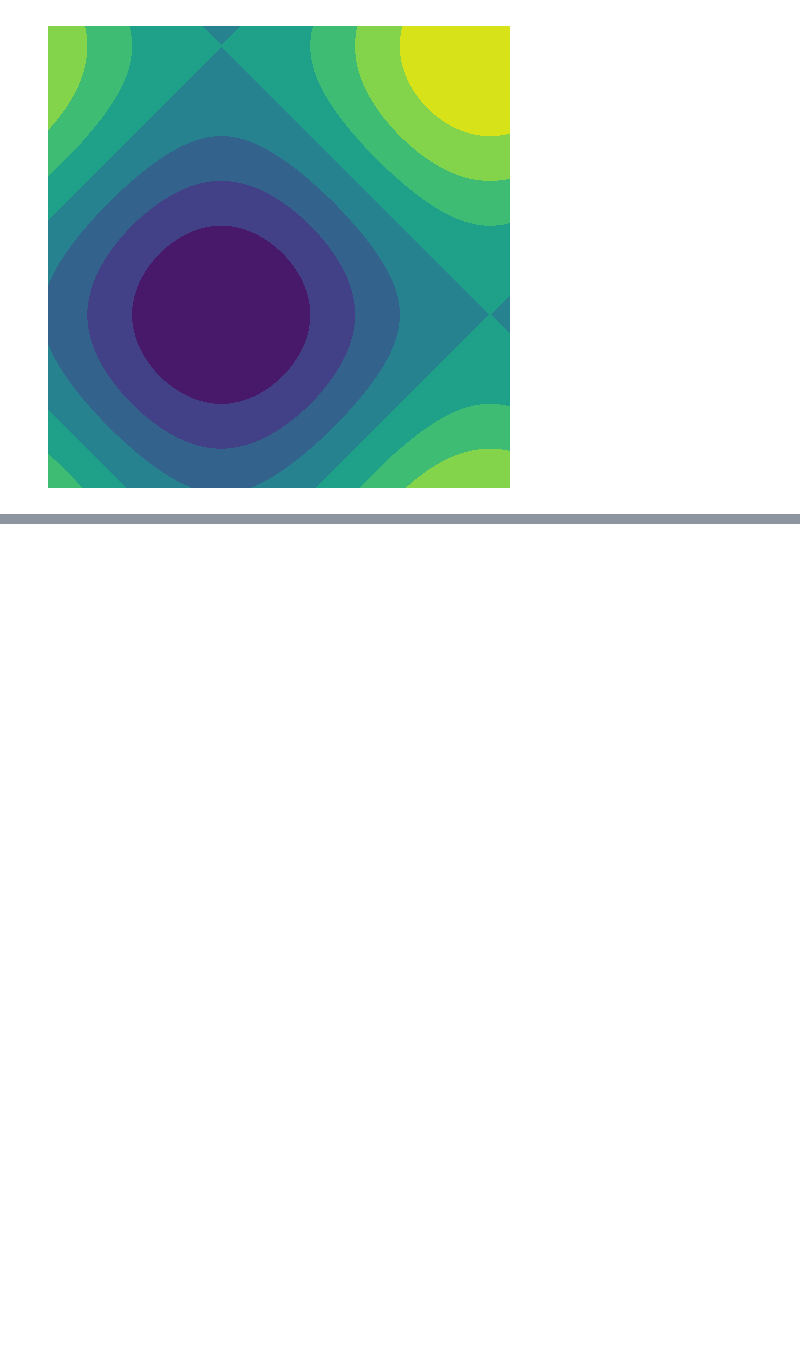
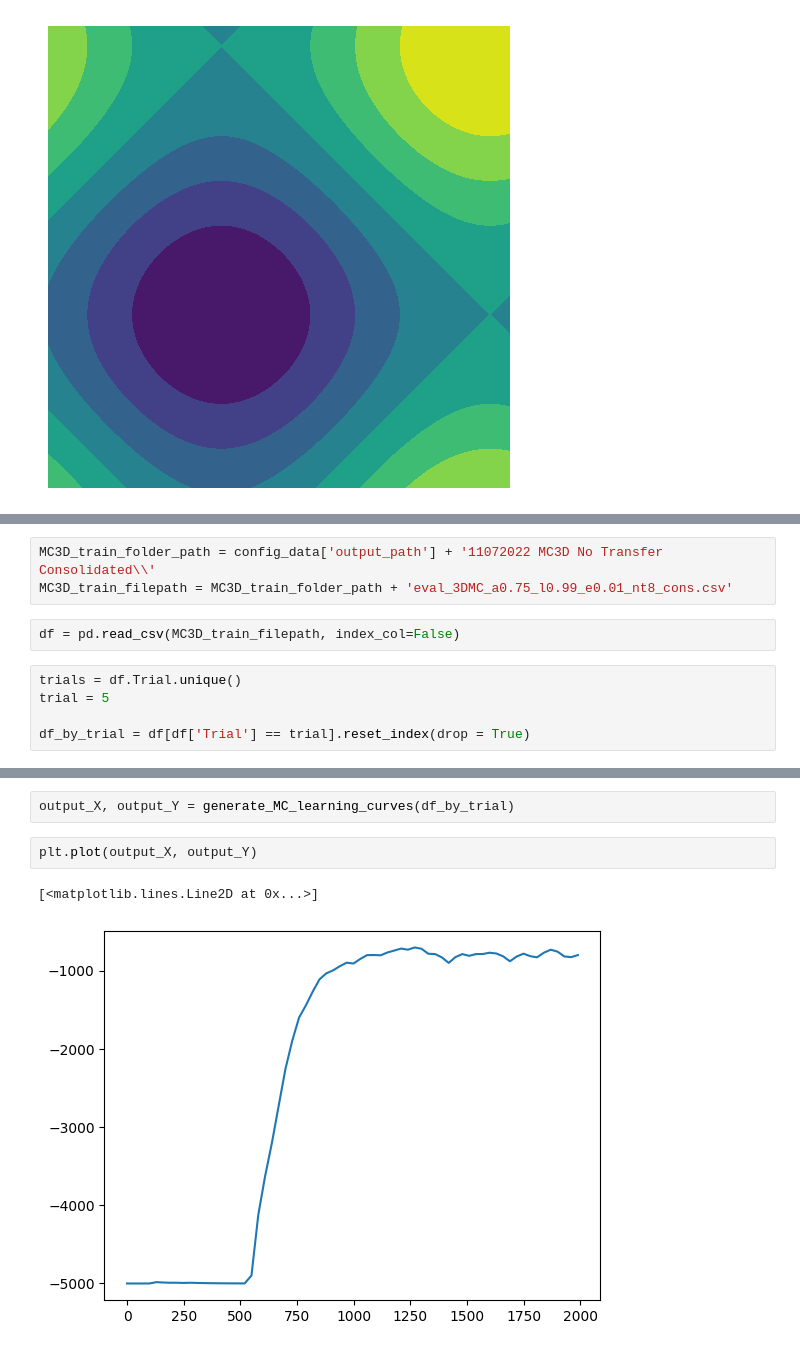
Before and after one commit to duyminh1998/GAME, a Jupyter notebook: notebooks/nb.ipynb, the cells around one changed output, grey strips where cells are left out. Cells and saved outputs as stored; diff of their text form; blank space fills up the shorter version.

```diff
--- a/notebooks/nb.ipynb
+++ b/notebooks/nb.ipynb
@@ -23,0 +141,10 @@ plt.savefig('3d_mountain_car_surf.png', dpi=my_dpi, bbox_inches='tight')
+# %%
+MC3D_train_folder_path = config_data['output_path'] + '11072022 MC3D No Transfer Consolidated\\'
+MC3D_train_filepath = MC3D_train_folder_path + 'eval_3DMC_a0.75_l0.99_e0.01_nt8_cons.csv'
+# %%
+df = pd.read_csv(MC3D_train_filepath, index_col=False)
+# %%
+trials = df.Trial.unique()
+trial = 5
+
+df_by_trial = df[df['Trial'] == trial].reset_index(drop = True)
@@ -23,0 +199,7 @@ plt.savefig('3d_mountain_car_surf.png', dpi=my_dpi, bbox_inches='tight')
+# %%
+output_X, output_Y = generate_MC_learning_curves(df_by_trial)
+# %%
+plt.plot(output_X, output_Y)
+# %% [output]
+[<matplotlib.lines.Line2D at 0x...>]
+[figure, added]
```
Also changed, not shown: parts of 17 cells of this notebook, 18 other files.
